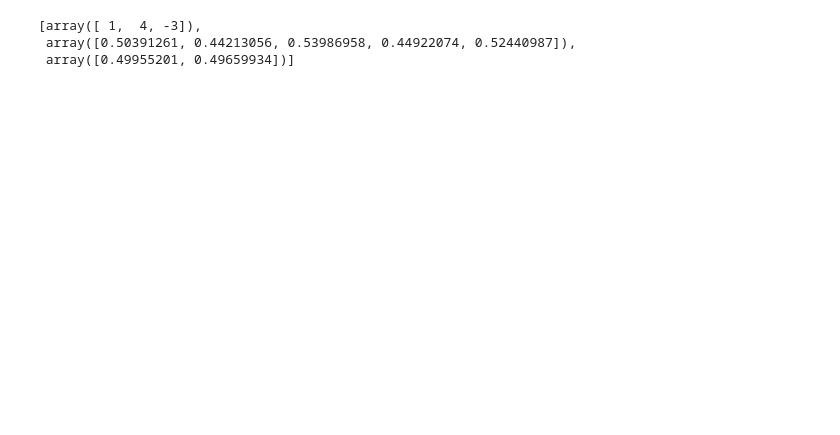
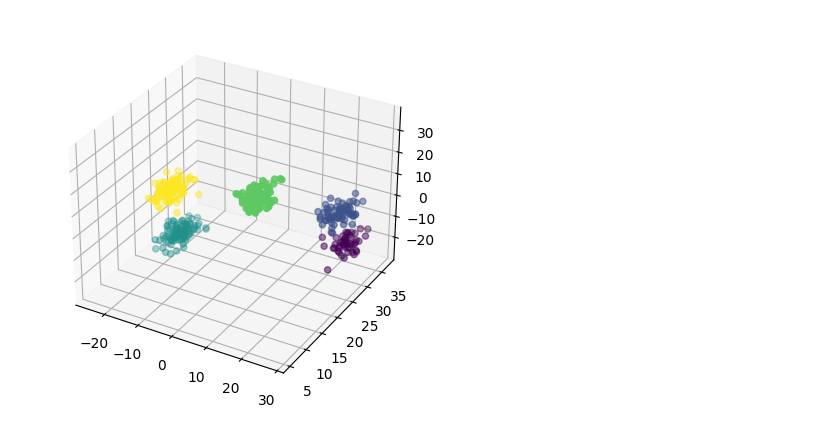
Before and after one commit to nunofachada/mlbook, a Jupyter notebook: 04_neuralnetworks/neuralnetworks.ipynb, the cells around one changed output. Saved outputs shown, nothing was run; the diff lists cells and outputs as text; code cells hidden in the pictures; blank space fills up the shorter version.

```diff
--- a/04_neuralnetworks/neuralnetworks.ipynb
+++ b/04_neuralnetworks/neuralnetworks.ipynb
@@ -50,10 +82,27 @@ def backprogation(train_input: npt.NDArray, train_output: npt.NDArray, topol: Se
-# %%
-nn = backprogation(None, None, [3, 5, 2], 10, 0.01)
-
-
-
-infer(np.array([1,4,-3]), nn)
-# %% [output]
-[array([ 1,  4, -3]),
- array([0.50391261, 0.44213056, 0.53986958, 0.44922074, 0.52440987]),
- array([0.49955201, 0.49659934])]
+# %%
+# Create some data with pyclugen
+ndims = 3
+seed = 123
+nclu = 5
+numpoints = 400
+
+data = clugen(
+    ndims,
+    nclu,
+    numpoints,
+    [1, 1, 0.5],
+    np.pi / 4,
+    [15, 15, 15],
+    0.1,
+    0,
+    2,
+    point_dist_fn="n",
+    rng=rnd.default_rng(seed),
+)
+
+fig = plt.figure()
+ax = fig.add_subplot(projection="3d")
+ax.scatter(data.points[:, 0], data.points[:, 1], data.points[:, 2], c=data.clusters)
+plt.show()
+# %% [output]
+[figure, added]
```
Also changed, not shown: parts of 5 cells of this notebook.
